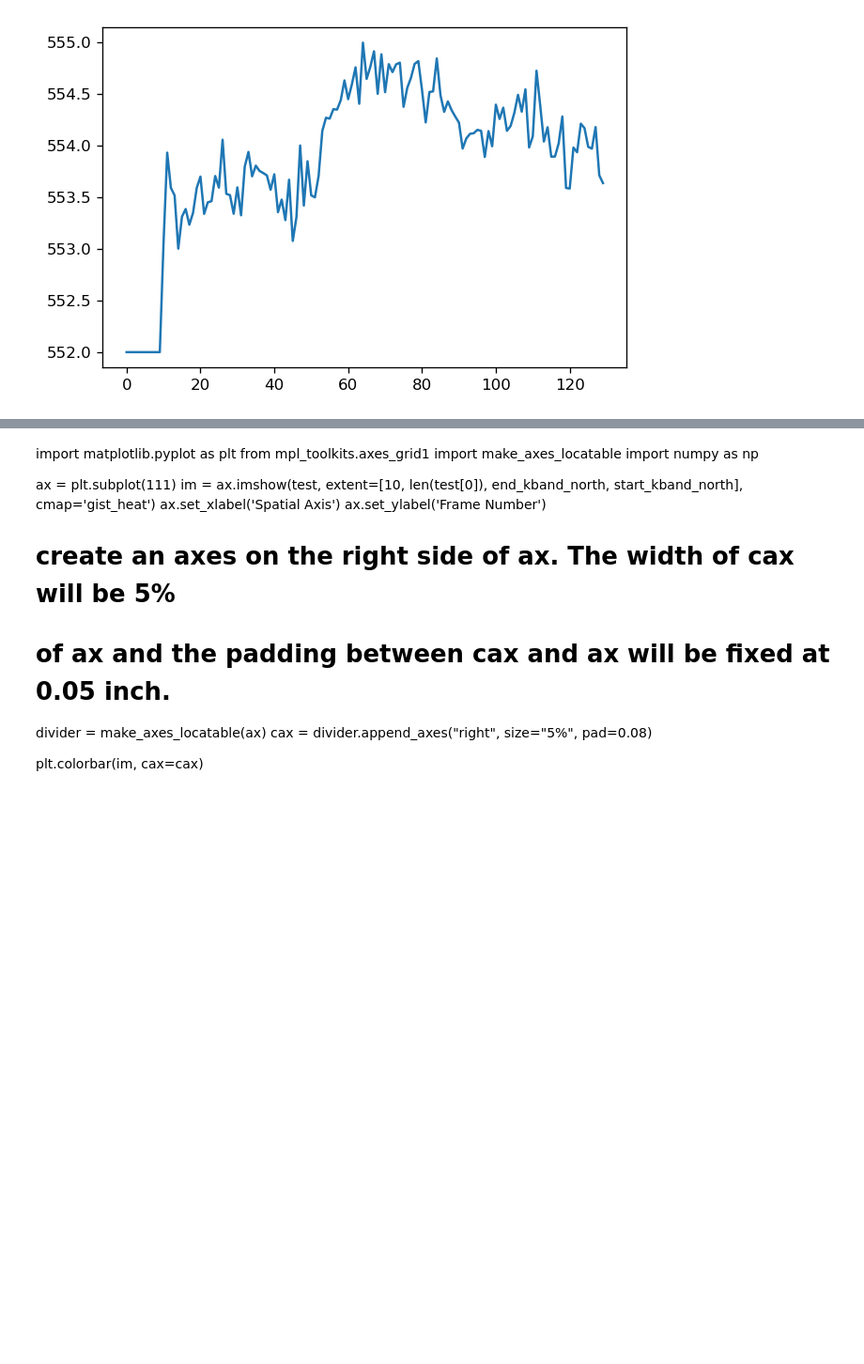
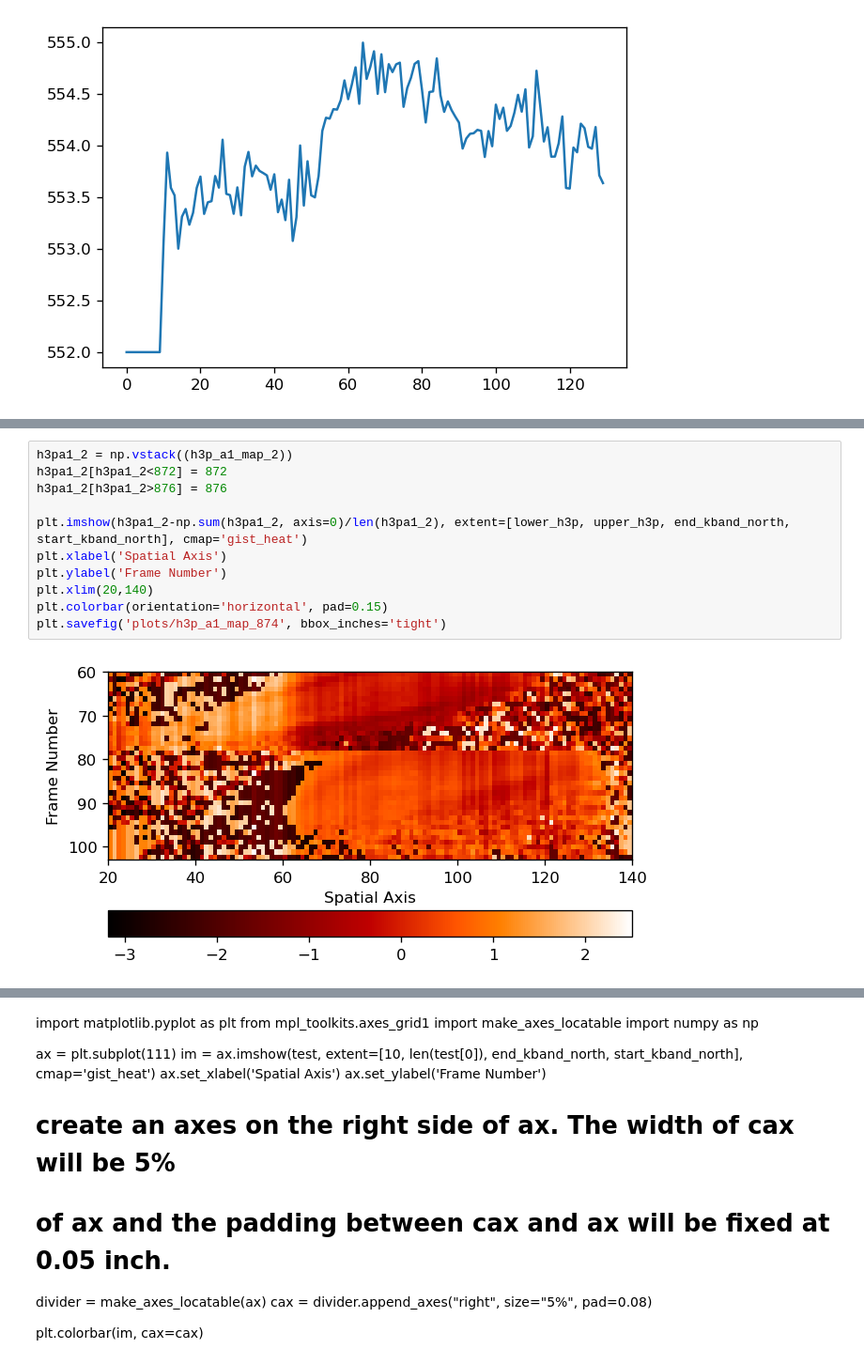
Before and after one commit to ruoyanwangdr/Dynamics-of-Jovian-Infrared-Auroral-Ionosphere-and-Thermosphere, a Jupyter notebook: h3p_map.ipynb, the cells around one changed output, grey strips where cells are left out. Shown at 94% size. Cells and saved outputs as stored; diff of their text form; blank space fills up the shorter version.

```diff
--- a/h3p_map.ipynb
+++ b/h3p_map.ipynb
@@ -551,0 +661,13 @@ plt.savefig('plots/h3p_a2_map', bbox_inches='tight')
+# %%
+h3pa1_2 = np.vstack((h3p_a1_map_2))
+h3pa1_2[h3pa1_2<872] = 872
+h3pa1_2[h3pa1_2>876] = 876
+
+plt.imshow(h3pa1_2-np.sum(h3pa1_2, axis=0)/len(h3pa1_2), extent=[lower_h3p, upper_h3p, end_kband_north, start_kband_north], cmap='gist_heat')
+plt.xlabel('Spatial Axis')
+plt.ylabel('Frame Number')
+plt.xlim(20,140)
+plt.colorbar(orientation='horizontal', pad=0.15)
+plt.savefig('plots/h3p_a1_map_874', bbox_inches='tight')
+# %% [output]
+[figure, added]
```
Also changed, not shown: parts of 20 cells of this notebook.
